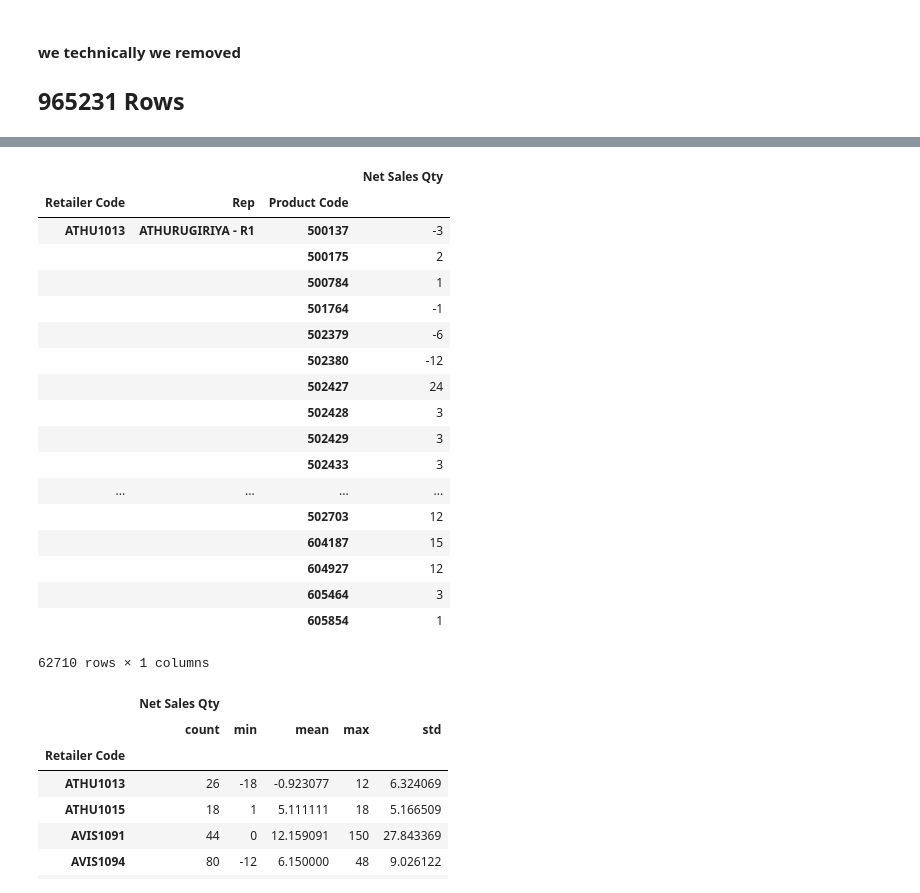
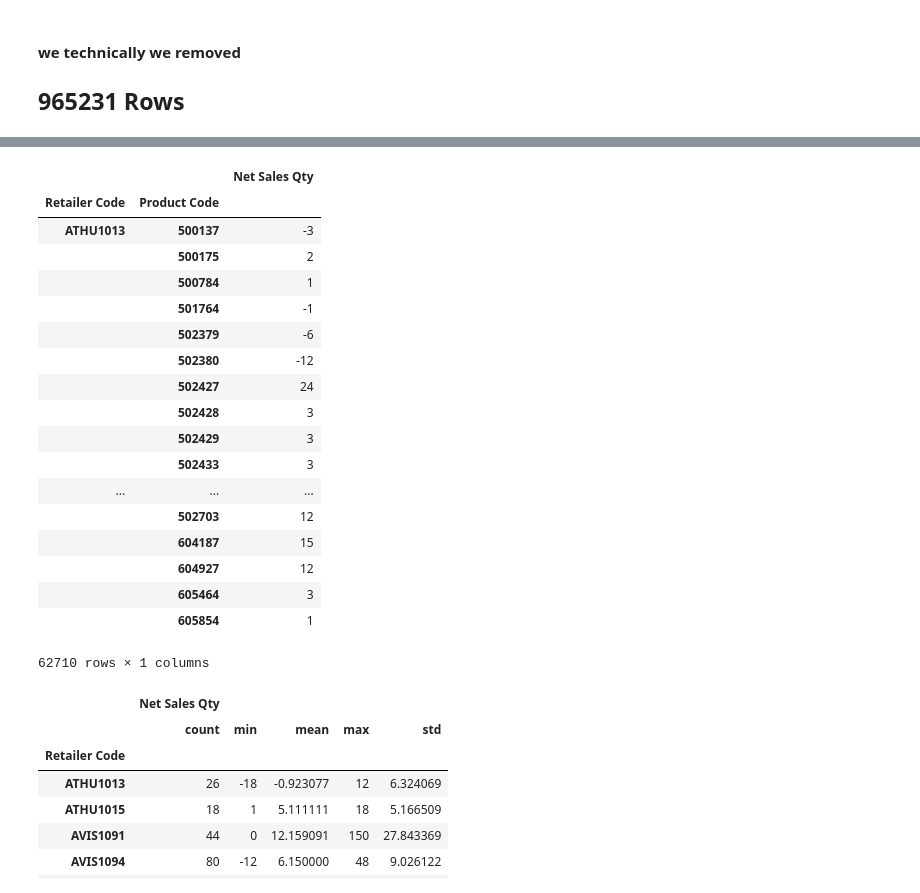
Before and after one commit to Rasika666/RACP-2018, a Jupyter notebook: project/Descriptive Analysis.ipynb, the cells around one changed output, grey strips where cells are left out. Drawn from its saved outputs; the diff is of its cells as text; code cells hidden in the pictures.

```diff
--- a/project/Descriptive Analysis.ipynb
+++ b/project/Descriptive Analysis.ipynb
@@ -226,24 +260,24 @@ memory usage: 11.8+ MB
 # %%
-sales.groupby(['Retailer Code', 'Rep','Product Code'])[['Net Sales Qty']].sum()
+sales.groupby(['Retailer Code','Product Code'])[['Net Sales Qty']].sum()
 # %% [output]
-|  |  |  | Net Sales Qty |
-| Retailer Code | Rep | Product Code |  |
-| ATHU1013 | ATHURUGIRIYA - R1 | 500137 | -3 |
-|  |  | 500175 | 2 |
-|  |  | 500784 | 1 |
-|  |  | 501764 | -1 |
-|  |  | 502379 | -6 |
-|  |  | 502380 | -12 |
-|  |  | 502427 | 24 |
-|  |  | 502428 | 3 |
-|  |  | 502429 | 3 |
-|  |  | 502433 | 3 |
-| ... | ... | ... | ... |
-|  |  | 502703 | 12 |
-|  |  | 604187 | 15 |
-|  |  | 604927 | 12 |
-|  |  | 605464 | 3 |
-|  |  | 605854 | 1 |
+|  |  | Net Sales Qty |
+| Retailer Code | Product Code |  |
+| ATHU1013 | 500137 | -3 |
+|  | 500175 | 2 |
+|  | 500784 | 1 |
+|  | 501764 | -1 |
+|  | 502379 | -6 |
+|  | 502380 | -12 |
+|  | 502427 | 24 |
+|  | 502428 | 3 |
+|  | 502429 | 3 |
+|  | 502433 | 3 |
+| ... | ... | ... |
+|  | 502703 | 12 |
+|  | 604187 | 15 |
+|  | 604927 | 12 |
+|  | 605464 | 3 |
+|  | 605854 | 1 |
 62710 rows × 1 columns
 # %%
 sales.groupby('Retailer Code')[['Net Sales Qty']].agg(['count','min','mean','max','std'])
```
Also changed, not shown: parts of 26 cells of this notebook.
